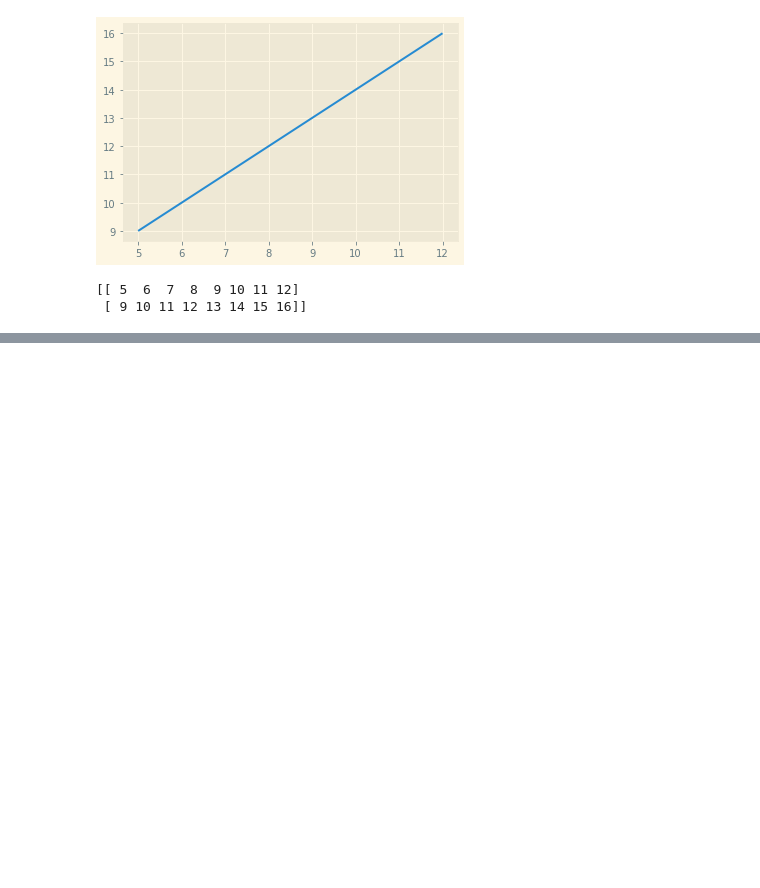
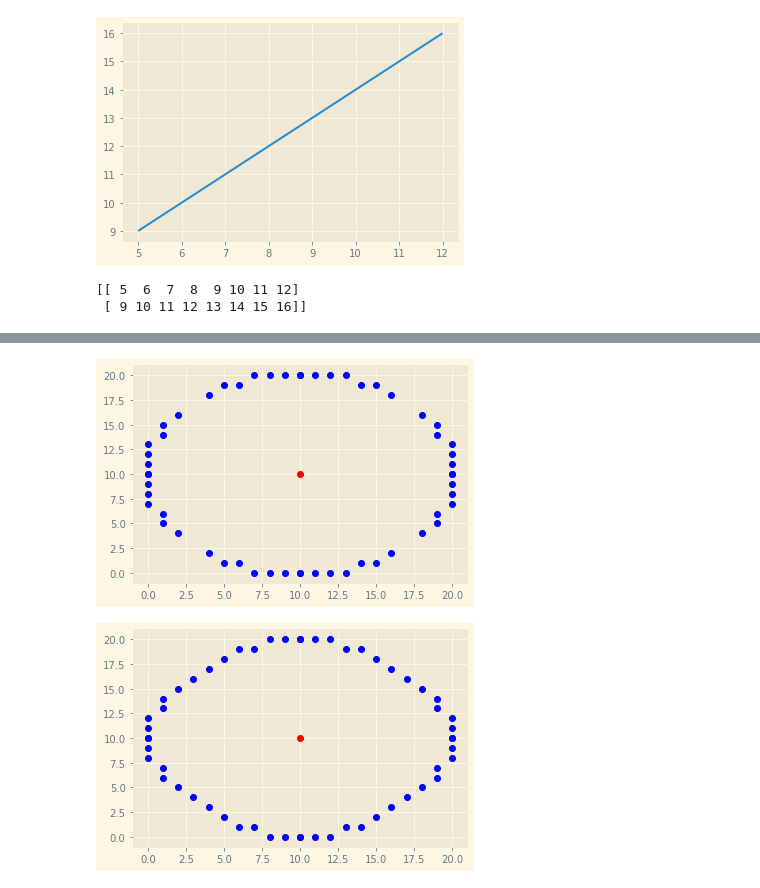
Before and after one commit to PrashubhAtri/ComputerGraphicsAlgorithms, a Jupyter notebook: LineDrawingAlgo.ipynb, the cells around one changed output, grey strips where cells are left out. Cells and saved outputs as stored; diff of their text form; code cells hidden in the pictures; blank space fills up the shorter version.

```diff
--- a/LineDrawingAlgo.ipynb
+++ b/LineDrawingAlgo.ipynb
@@ -190,0 +304,8 @@ print(res)
+# %%
+R = 10
+C = np.array([10,10])
+res = MPCDA(C,R)
+res = BCDA(C,R)
+# %% [output]
+[figure, added]
+[figure, added]
```
Also changed, not shown: parts of 8 cells of this notebook.
